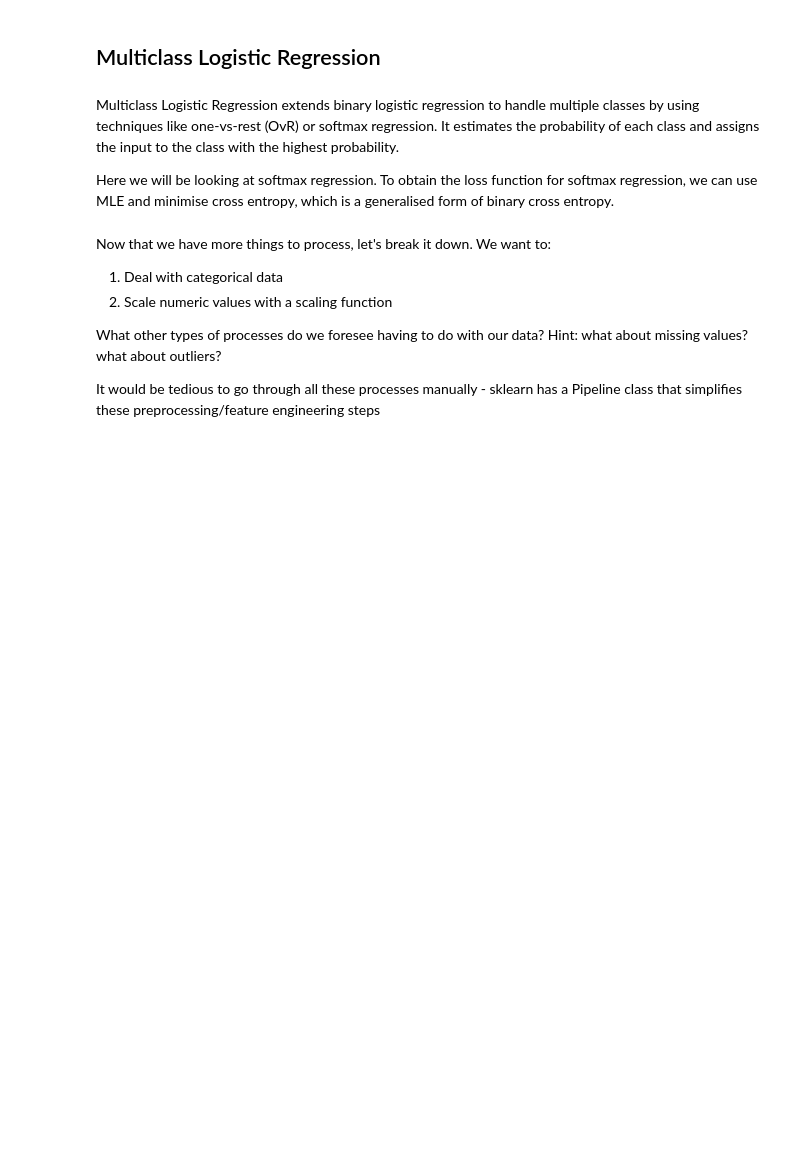
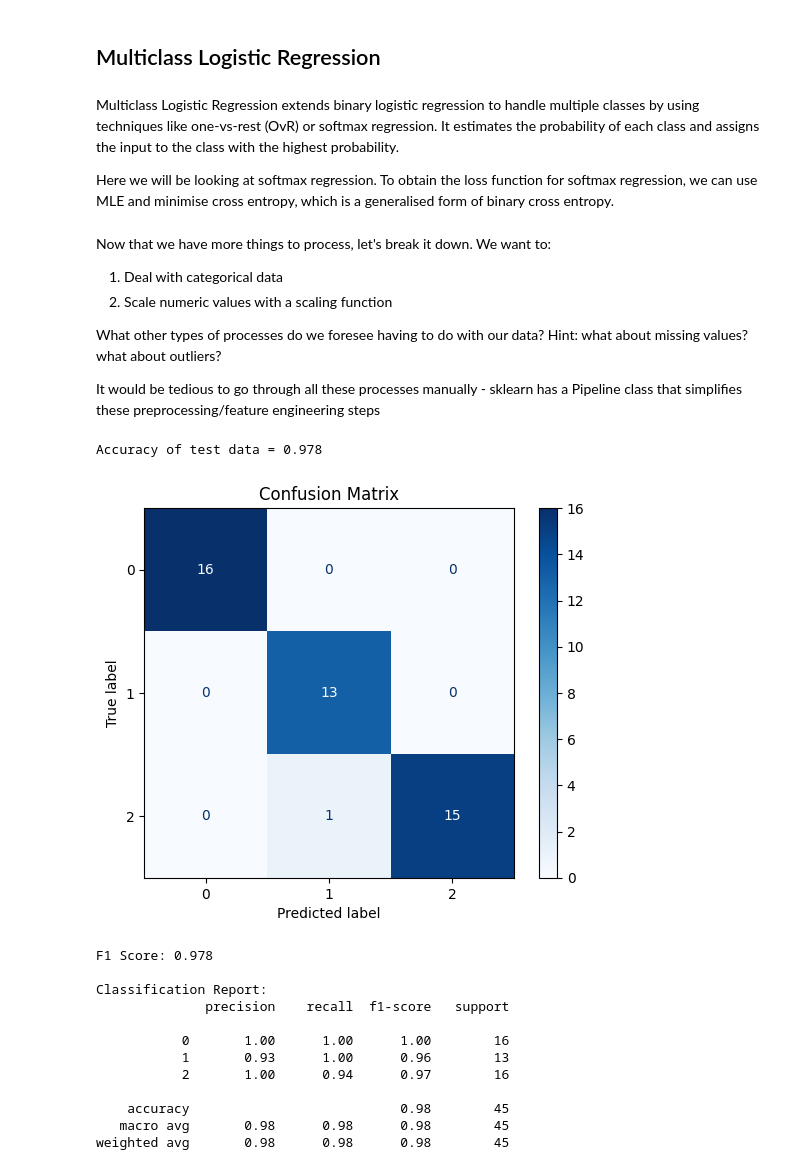
Before and after one commit to ShaistaMuskan/DAC-Curriculum, a Jupyter notebook: DAC-006_Machine_Learning/DAC-006-Intro_to_ML_Session_1_Student.ipynb, the cells around one changed output. Drawn from its saved outputs; the diff is of its cells as text; code cells hidden in the pictures; blank space fills up the shorter version.

```diff
--- a/DAC-006_Machine_Learning/DAC-006-Intro_to_ML_Session_1_Student.ipynb
+++ b/DAC-006_Machine_Learning/DAC-006-Intro_to_ML_Session_1_Student.ipynb
@@ -424,6 +456,9 @@ Multiclass Logistic Regression extends binary logistic regression to handle mult
 Here we will be looking at softmax regression. To obtain the loss function for softmax regression, we can use MLE and minimise cross entropy, which is a generalised form of binary cross entropy.
 # %%
 # Let's load in the iris dataset
+iris = load_iris(as_frame=True)
+x = iris.data
+y = iris.target
 # %% [markdown]
 Now that we have more things to process, let's break it down. We want to:
 
@@ -435,33 +470,57 @@ What other types of processes do we foresee having to do with our data? Hint: wh
 It would be tedious to go through all these processes manually - sklearn has a Pipeline class that simplifies these preprocessing/feature engineering steps
 # %%
 # Split the data into the training and test data
+x_train, x_test, y_train, y_test = train_test_split(x, y, test_size=0.3)
 
-
+scaler = StandardScaler()
 
 # Fit the scaler on the training data and transform both training and test data
+x_train_scaled = scaler.fit_transform(x_train)
+x_test_scaled = scaler.transform(x_test)
 
 # regularization constant (strength)
 REG_CONST = 0.01
 
 # Create a model and fit it to the training data.
 # C := inverse of regularization strength, stronger regularization with smaller values
+model = LogisticRegression(multi_class='multinomial', penalty='l2', C=1./REG_CONST, max_iter=300)
+model.fit(x_train_scaled, y_train)
 
 # Predict the classes of test data and measure the accuracy of test data
+y_pred = model.predict(x_test_scaled)
+acc = (y_pred == y_test).mean()
+print('\nAccuracy of test data = {:.3f}'.format(acc))
+# %% [output]
+Accuracy of test data = 0.978
 # %%
-# # Get prediction probabilities
-# y_pred_proba = model.predict_proba(x_test_scaled)[:, 1]
+# Get prediction probabilities
+y_pred_proba = model.predict_proba(x_test_scaled)[:, 1]
 
-# # Create and plot confusion matrix
-# cm = confusion_matrix(y_test, y_pred)
-# disp = ConfusionMatrixDisplay(confusion_matrix=cm, display_labels=model.classes_)
-# disp.plot(cmap=plt.cm.Blues)
-# plt.title('Confusion Matrix')
-# plt.show()
+# Create and plot confusion matrix
+cm = confusion_matrix(y_test, y_pred)
+disp = ConfusionMatrixDisplay(confusion_matrix=cm, display_labels=model.classes_)
+disp.plot(cmap=plt.cm.Blues)
+plt.title('Confusion Matrix')
+plt.show()
 
-# # Calculate F1 score
-# f1 = f1_score(y_test, y_pred, average='weighted')
-# print(f'F1 Score: {f1:.3f}')
+# Calculate F1 score
+f1 = f1_score(y_test, y_pred, average='weighted')
+print(f'F1 Score: {f1:.3f}')
 
-# # Print Classification Report
-# print("\nClassification Report:")
-# print(classification_report(y_test, y_pred))
+# Print Classification Report
+print("\nClassification Report:")
+print(classification_report(y_test, y_pred))
+# %% [output]
+[figure, added]
+F1 Score: 0.978
+
+Classification Report:
+              precision    recall  f1-score   support
+
+           0       1.00      1.00      1.00        16
+           1       0.93      1.00      0.96        13
+           2       1.00      0.94      0.97        16
+
+    accuracy                           0.98        45
+   macro avg       0.98      0.98      0.98        45
+weighted avg       0.98      0.98      0.98        45
```
Also changed, not shown: parts of 10 cells of this notebook.
